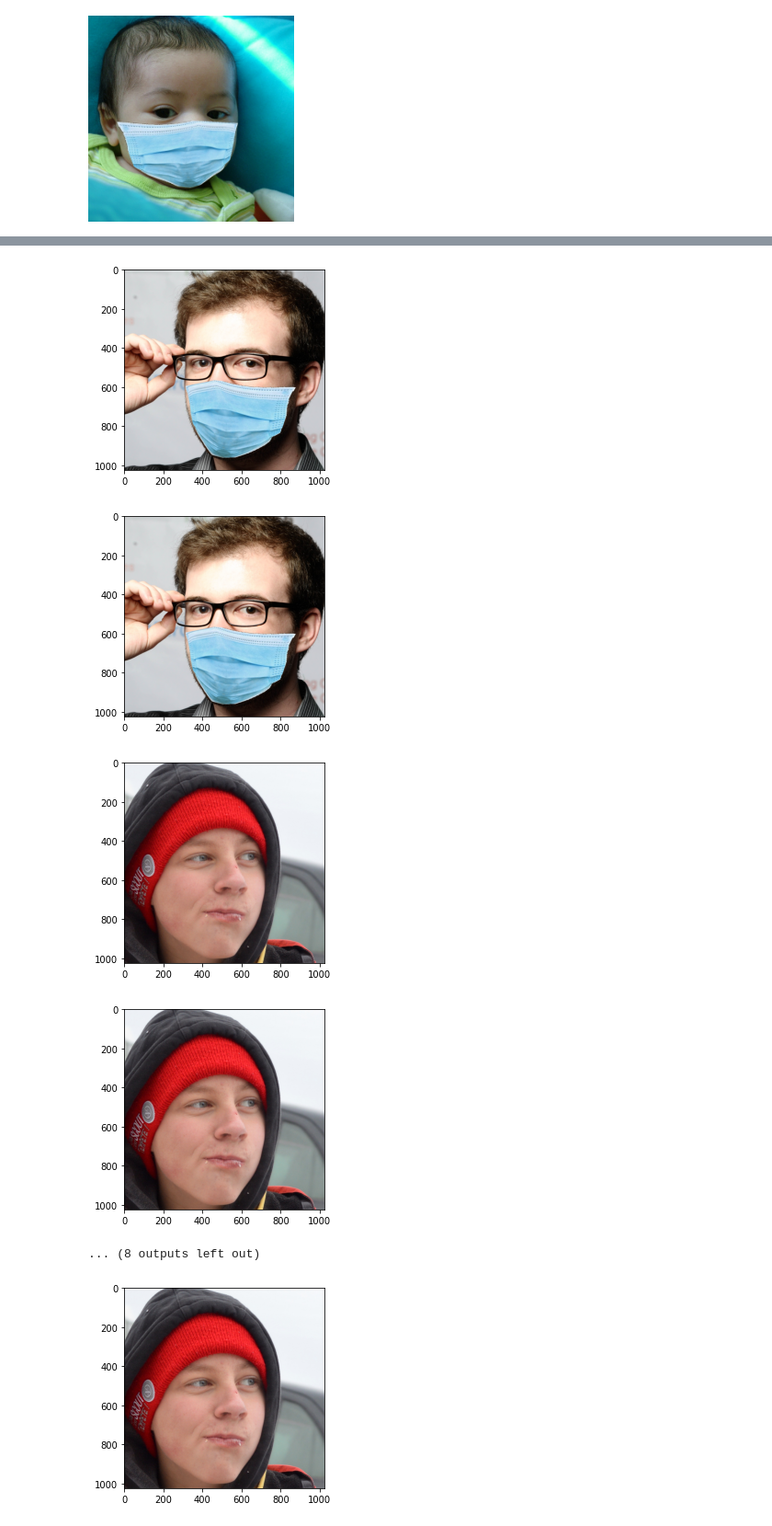
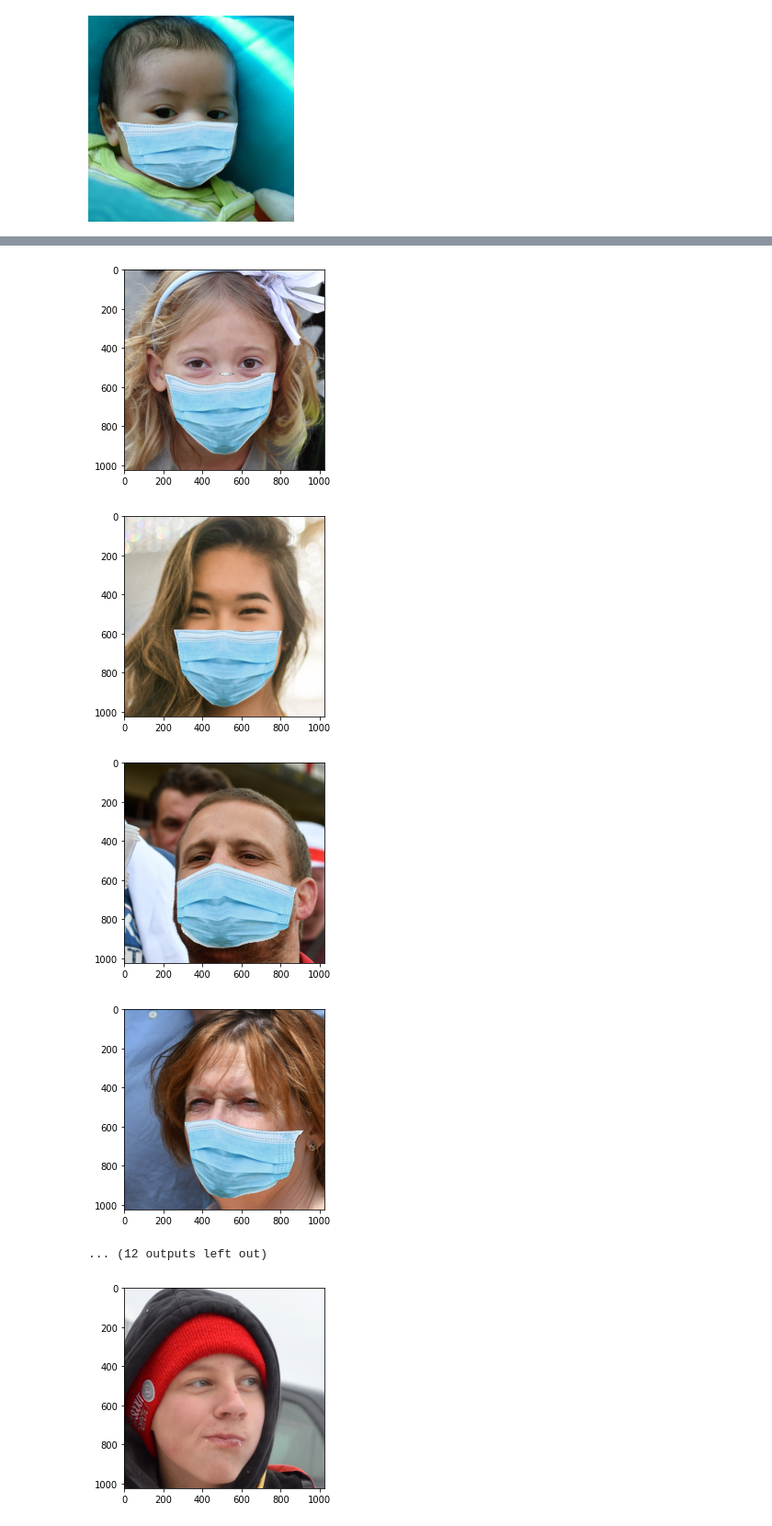
Before and after one commit to nmshafie1993/Face_Mask_Detection, a Jupyter notebook: Face_Mask_Detection_Tensorflow.ipynb, the cells around one changed output, grey strips where cells are left out. Shown at 92% size. Drawn from its saved outputs; the diff is of its cells as text; code cells hidden in the pictures.

```diff
--- a/Face_Mask_Detection_Tensorflow.ipynb
+++ b/Face_Mask_Detection_Tensorflow.ipynb
@@ -17,6 +27,7 @@ Image(filename='/content/Face_Mask_Detection/data/Maks/00000_Mask.jpg', width =
 # %% [output]
 [figure]
 # %%
-img_array = cv2.imread('/content/Face_Mask_Detection/data/Maks/00001_Mask.jpg')
+#displaying the first image from the directory of no masks - displaying with opencv
+img_array = cv2.imread('/content/Face_Mask_Detection/data/No_Masks/00000.png')
 plt.imshow(cv2.cvtColor(img_array, cv2.COLOR_BGR2RGB));
 # %% [output]
@@ -28,15 +40,15 @@ img_array.shape
 # %%
-#enumerate
+#displaying
 dataDict = '/content/Face_Mask_Detection/data/'
 categories = ['Maks', 'No_Masks']
-counter = 0
+
+fig=plt.figure(figsize=(8, 8))
 for category in categories:
   path = os.path.join(dataDict, category)
-  for img in os.listdir(path):
-    while counter < 10:
-      img_array = cv2.imread(os.path.join(path, img))
-      plt.imshow(cv2.cvtColor(img_array, cv2.COLOR_BGR2RGB));
-      plt.show()
-      counter += 1
-  counter = 0
+  for i, img in enumerate(os.listdir(path)):
+    img_array = cv2.imread(os.path.join(path, img))
+    plt.imshow(cv2.cvtColor(img_array, cv2.COLOR_BGR2RGB));
+    plt.show()
+    if i > 10 :
+      break
 # %% [output]
@@ -51,8 +63,8 @@ for category in categories:
-[figure, old version]
+[figure, new version]
-[figure, old version]
+[figure, new version]
-[figure, old version]
+[figure, new version]
-[figure, old version]
+[figure, new version]
-... (8 outputs left out)
+... (12 outputs left out)
 # %%
 img_size = 224 #ImageNet 224 * 224
 new_array = cv2.resize(img_array, (img_size, img_size))
```
Also changed, not shown: parts of 18 cells of this notebook.
